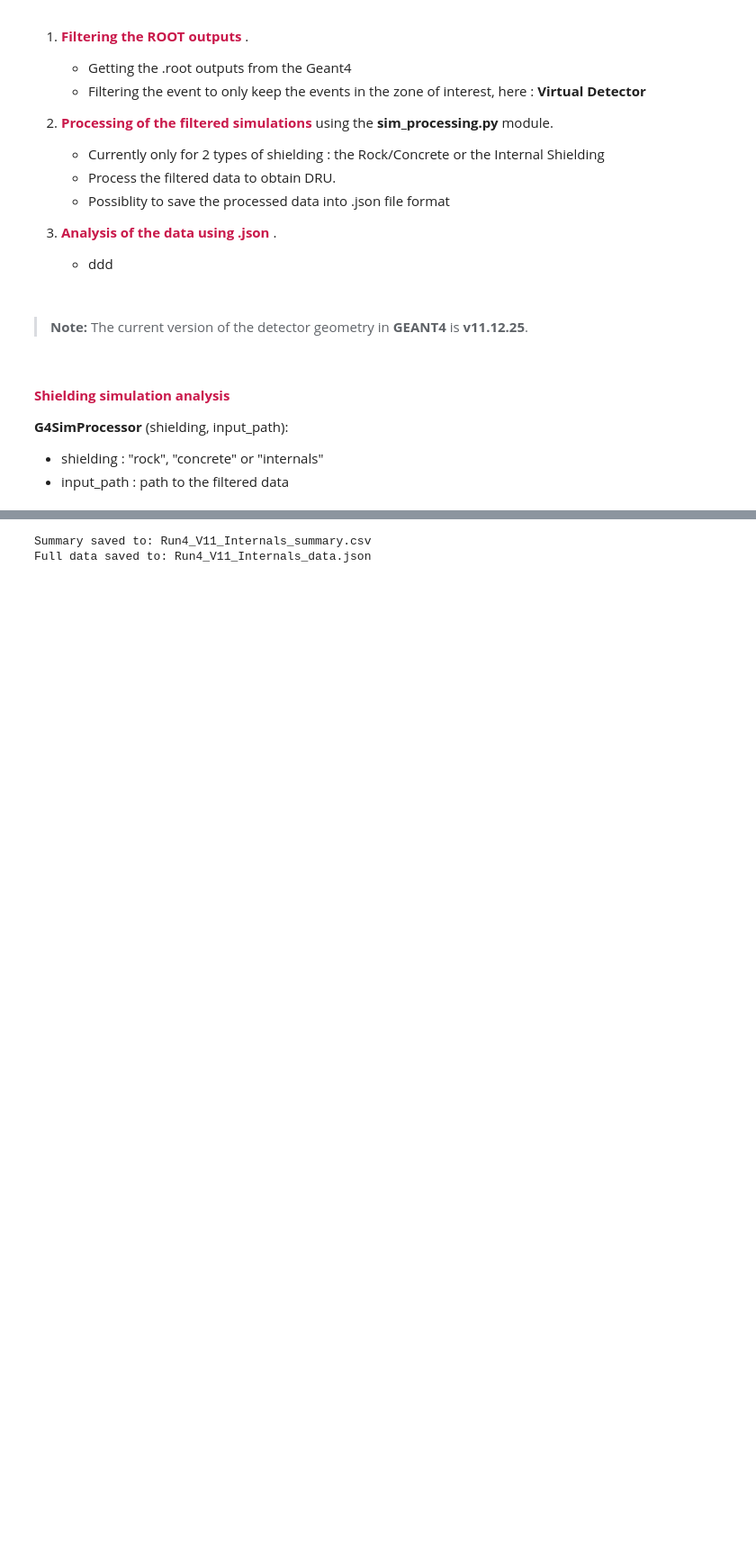
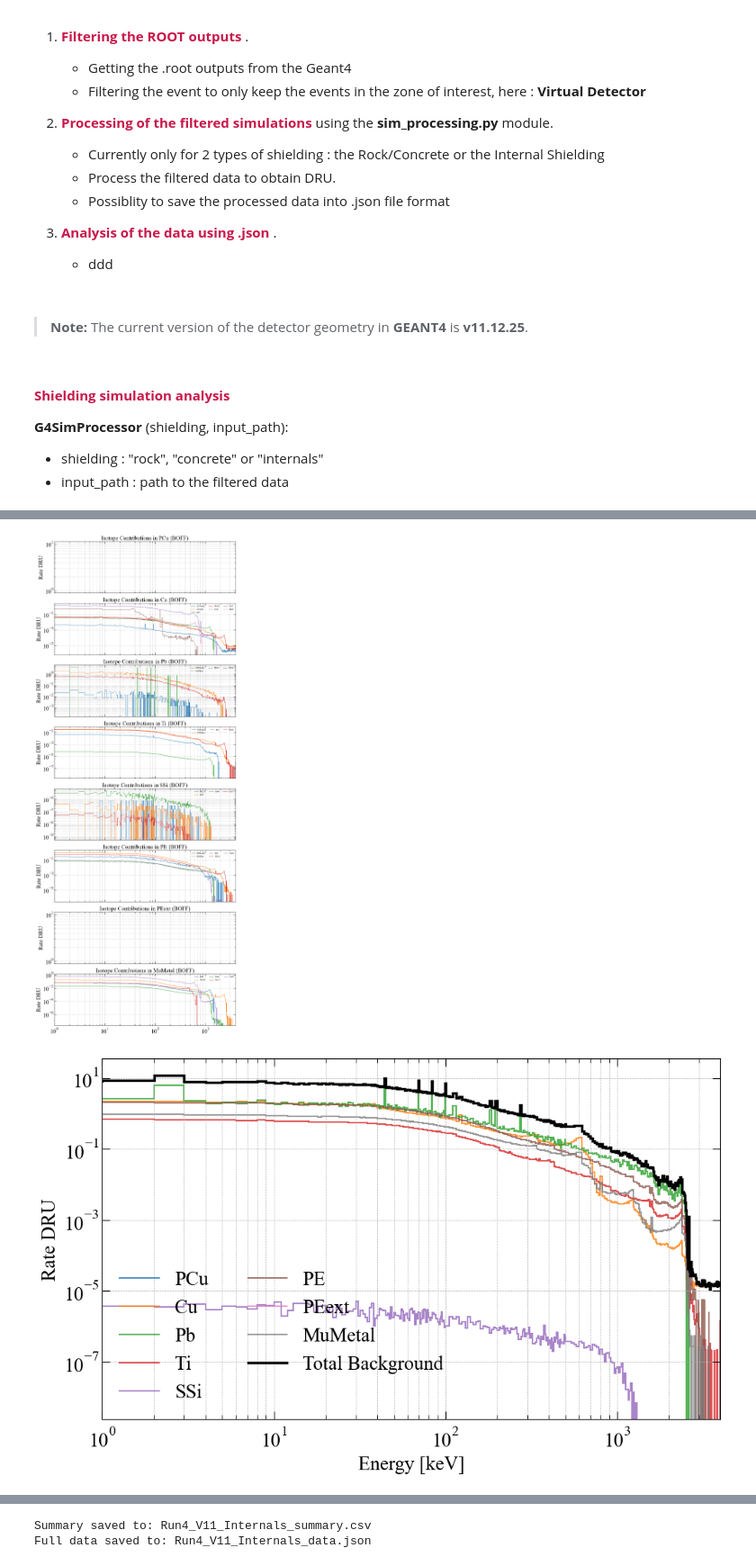
Before and after one commit to lesliejuigne/TESSERACT_Simulation_Analysis, a Jupyter notebook: processing/tesssa_demo.ipynb, the cells around one changed output, grey strips where cells are left out. Shown at 90% size. Saved outputs shown, nothing was run; the diff lists cells and outputs as text; code cells hidden in the pictures; blank space fills up the shorter version.

```diff
--- a/processing/tesssa_demo.ipynb
+++ b/processing/tesssa_demo.ipynb
@@ -87,0 +37,2 @@ s_off.plot_results()
+# %%
+path = "/disk/data1/lze/ljuign/"
@@ -87,0 +61,4 @@ s_off.plot_results()
+# %%
+internals_sap = ssp.G4SimProcessor('internals'  ,path+"run5_g4sim_v11/internals/filtered"   , bias="boff"   , target='Sapphire')
+rock_sap      = ssp.G4SimProcessor('rock'       ,path+"run5_g4sim_v11/rock/filtered"        , bias="bon"    , target='Sapphire')
+concrete_sap  = ssp.G4SimProcessor('concrete'   ,path+"run5_g4sim_v11/concrete/filtered"    , bias="bon"    , target='Sapphire')
@@ -87,0 +83,7 @@ s_off.plot_results()
+# %%
+internals_sap.plot_results()
+rock_sap.plot_results()
+concrete_sap.plot_results()
+# %% [output]
+[figure, added]
+[figure, added]
```
Also changed, not shown: parts of 9 cells of this notebook, 23 other files.
